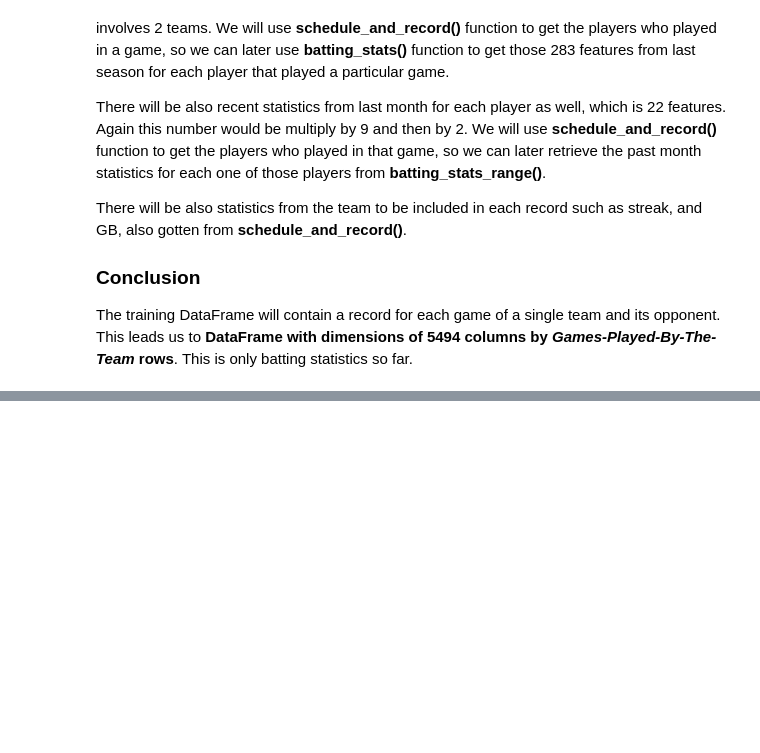
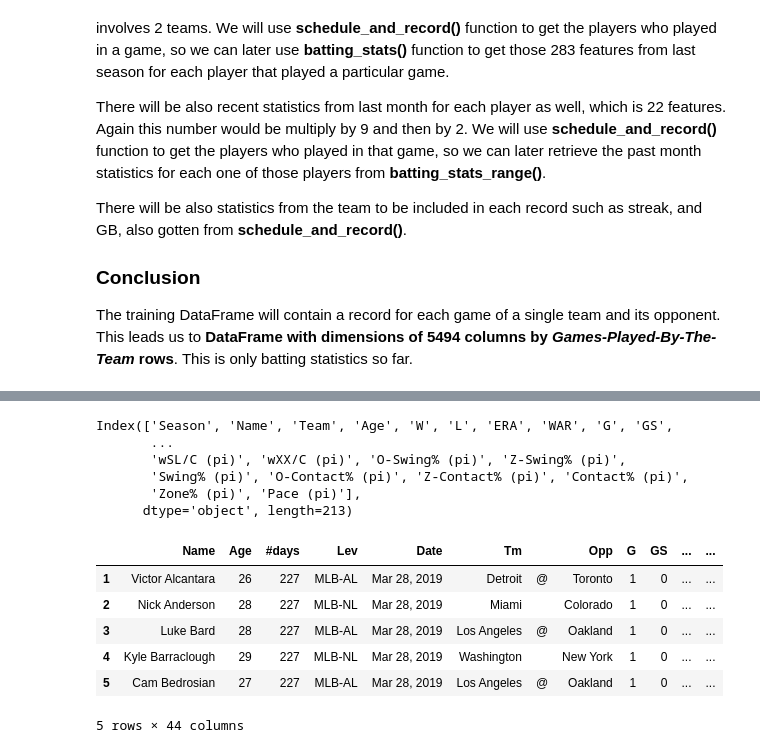
Before and after one commit to JTMachen/Baseball_Game_Predictor, a Jupyter notebook: API_analysis.ipynb, the cells around one changed output, grey strips where cells are left out. Drawn from its saved outputs; the diff is of its cells as text; code cells hidden in the pictures; blank space fills up the shorter version.

```diff
--- a/API_analysis.ipynb
+++ b/API_analysis.ipynb
@@ -330,0 +470,24 @@ The training DataFrame will contain a record for each game of a single team and
+# %%
+pitching_stats_2019.drop( columns = pfx_col, inplace=True )
+pitching_stats_2019.columns
+# %% [output]
+Index(['Season', 'Name', 'Team', 'Age', 'W', 'L', 'ERA', 'WAR', 'G', 'GS',
+       ...
+       'wSL/C (pi)', 'wXX/C (pi)', 'O-Swing% (pi)', 'Z-Swing% (pi)',
+       'Swing% (pi)', 'O-Contact% (pi)', 'Z-Contact% (pi)', 'Contact% (pi)',
+       'Zone% (pi)', 'Pace (pi)'],
+      dtype='object', length=213)
+# %%
+from pybaseball import pitching_stats_range
+
+pitching_range_1day = pitching_stats_range("2019-03-28",)
+# %%
+pitching_range_1day.head()
+# %% [output]
+|  | Name | Age | #days | Lev | Date | Tm |  | Opp | G | GS | ... | ... |
+| 1 | Victor Alcantara | 26 | 227 | MLB-AL | Mar 28, 2019 | Detroit | @ | Toronto | 1 | 0 | ... | ... |
+| 2 | Nick Anderson | 28 | 227 | MLB-NL | Mar 28, 2019 | Miami |  | Colorado | 1 | 0 | ... | ... |
+| 3 | Luke Bard | 28 | 227 | MLB-AL | Mar 28, 2019 | Los Angeles | @ | Oakland | 1 | 0 | ... | ... |
+| 4 | Kyle Barraclough | 29 | 227 | MLB-NL | Mar 28, 2019 | Washington |  | New York | 1 | 0 | ... | ... |
+| 5 | Cam Bedrosian | 27 | 227 | MLB-AL | Mar 28, 2019 | Los Angeles | @ | Oakland | 1 | 0 | ... | ... |
+5 rows × 44 columns
```
Also changed, not shown: parts of 13 cells of this notebook.
